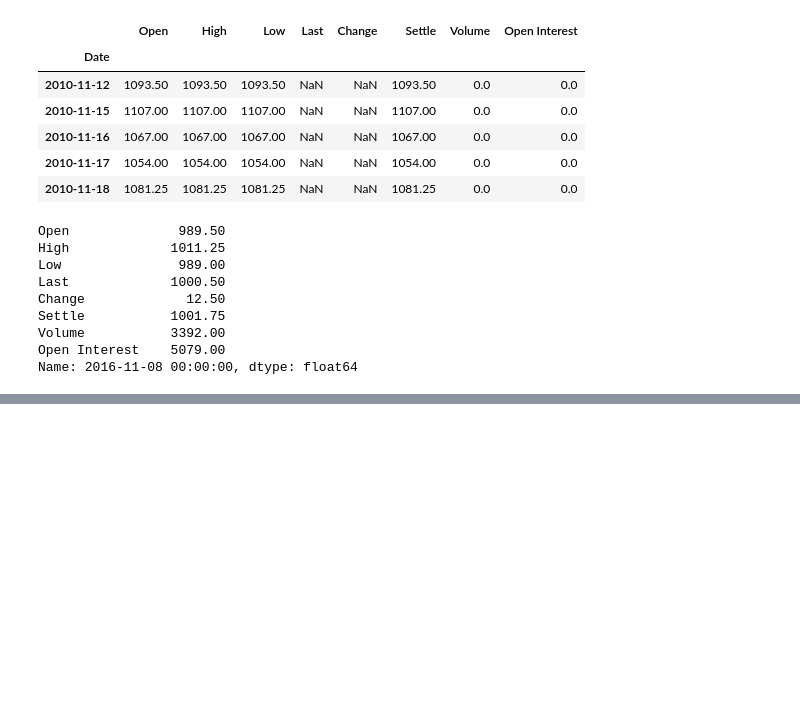
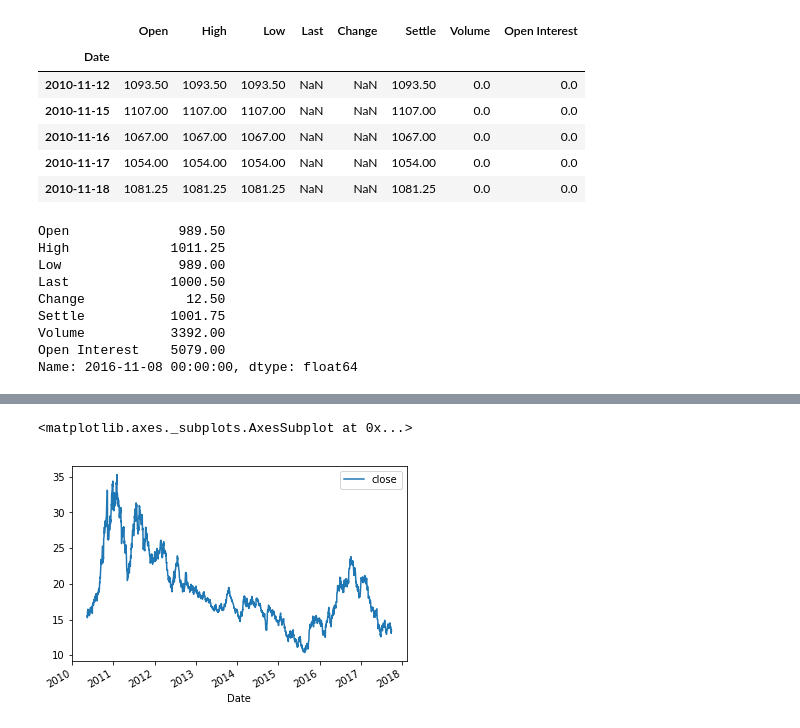
Before and after one commit to franko003/Commodity_TS_Analysis, a Jupyter notebook: notebooks/data_collection_&_cleaning.ipynb, the cells around one changed output, grey strips where cells are left out. Drawn from its saved outputs; the diff is of its cells as text; code cells hidden in the pictures; blank space fills up the shorter version.

```diff
--- a/notebooks/data_collection_&_cleaning.ipynb
+++ b/notebooks/data_collection_&_cleaning.ipynb
@@ -432,0 +414,7 @@ def get_quandl_df(product, product_map, start_year, end_year, api_key):
+# %%
+l1 = get_quandl_df(product, product_map, start_year, end_year, api_key='Hv95pPh1xQWzt5DFhxS7')
+# %%
+combine_dfs(l1).plot()
+# %% [output]
+<matplotlib.axes._subplots.AxesSubplot at 0x...>
+[figure, added]
```
Also changed, not shown: parts of 71 cells of this notebook, 9 other files.
